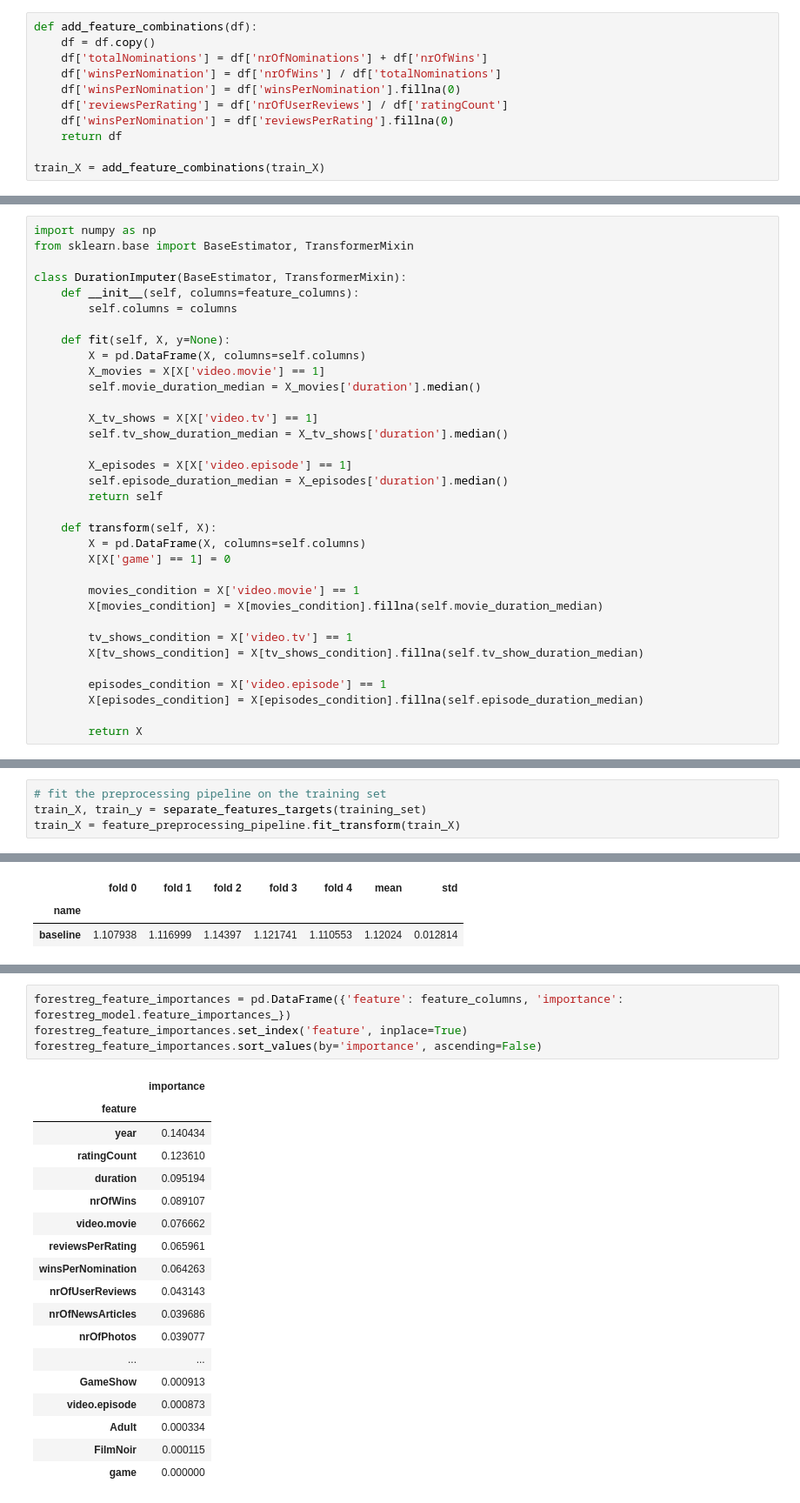
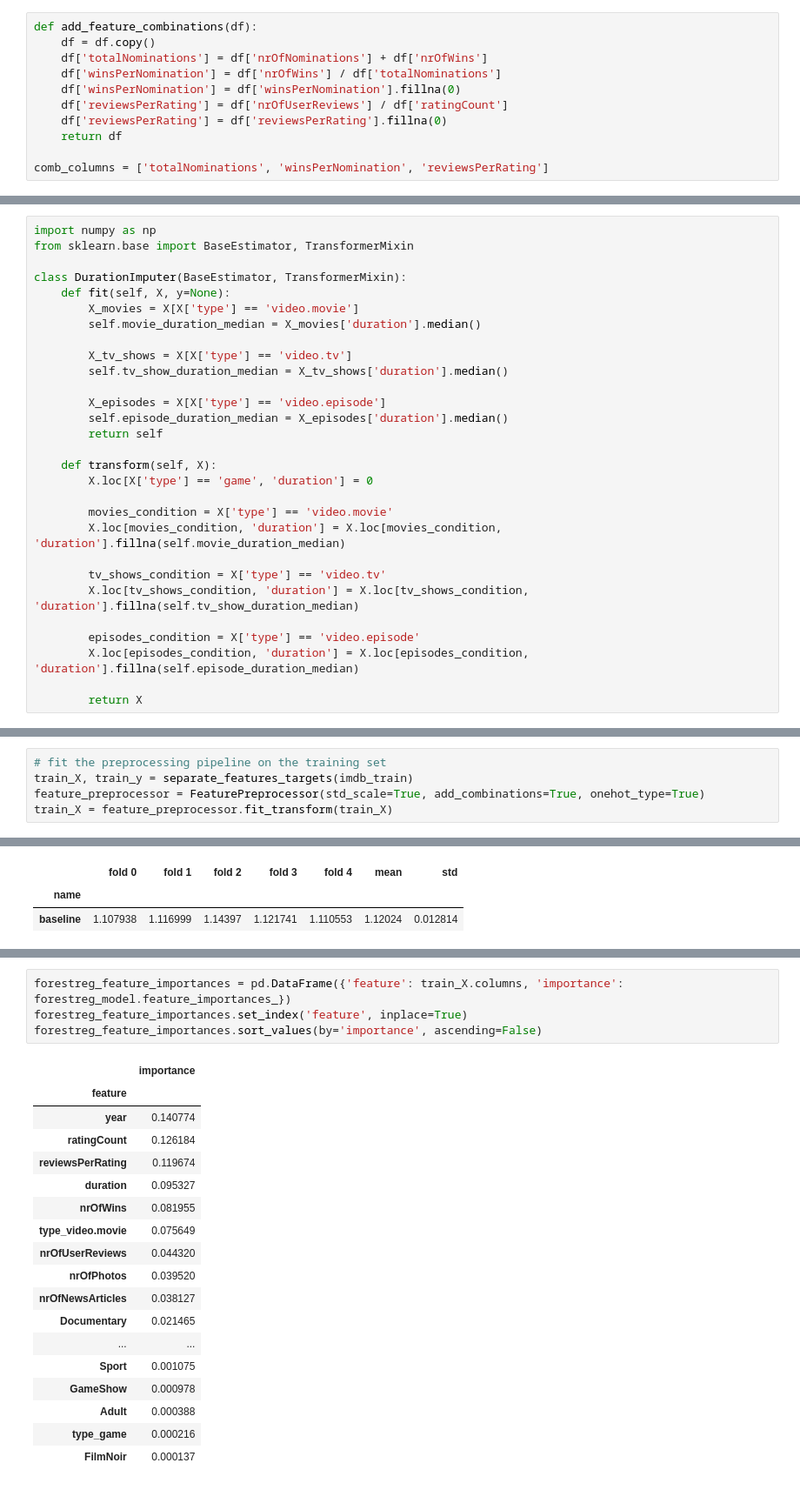
Before and after one commit to MoazAshraf/predicting-imdb-ratings, a Jupyter notebook: predicting_imdb_ratings.ipynb, the cells around one changed output, grey strips where cells are left out. Shown at 87% size. Cells and saved outputs as stored; diff of their text form.

Commit message:
Created customizable feature preprocessing pipeline

```diff
--- a/predicting_imdb_ratings.ipynb
+++ b/predicting_imdb_ratings.ipynb
@@ -427,7 +412,7 @@ def add_feature_combinations(df):
     df['winsPerNomination'] = df['nrOfWins'] / df['totalNominations']
     df['winsPerNomination'] = df['winsPerNomination'].fillna(0)
     df['reviewsPerRating'] = df['nrOfUserReviews'] / df['ratingCount']
-    df['winsPerNomination'] = df['reviewsPerRating'].fillna(0)
+    df['reviewsPerRating'] = df['reviewsPerRating'].fillna(0)
     return df
 
-train_X = add_feature_combinations(train_X)
+comb_columns = ['totalNominations', 'winsPerNomination', 'reviewsPerRating']
@@ -444,32 +421,27 @@ import numpy as np
 from sklearn.base import BaseEstimator, TransformerMixin
 
 class DurationImputer(BaseEstimator, TransformerMixin):
-    def __init__(self, columns=feature_columns):
-        self.columns = columns
-
     def fit(self, X, y=None):
-        X = pd.DataFrame(X, columns=self.columns)
-        X_movies = X[X['video.movie'] == 1]
+        X_movies = X[X['type'] == 'video.movie']
         self.movie_duration_median = X_movies['duration'].median()
 
-        X_tv_shows = X[X['video.tv'] == 1]
+        X_tv_shows = X[X['type'] == 'video.tv']
         self.tv_show_duration_median = X_tv_shows['duration'].median()
 
-        X_episodes = X[X['video.episode'] == 1]
+        X_episodes = X[X['type'] == 'video.episode']
         self.episode_duration_median = X_episodes['duration'].median()
         return self
 
     def transform(self, X):
-        X = pd.DataFrame(X, columns=self.columns)
-        X[X['game'] == 1] = 0
+        X.loc[X['type'] == 'game', 'duration'] = 0
 
-        movies_condition = X['video.movie'] == 1
-        X[movies_condition] = X[movies_condition].fillna(self.movie_duration_median)
+        movies_condition = X['type'] == 'video.movie'
+        X.loc[movies_condition, 'duration'] = X.loc[movies_condition, 'duration'].fillna(self.movie_duration_median)
 
-        tv_shows_condition = X['video.tv'] == 1
-        X[tv_shows_condition] = X[tv_shows_condition].fillna(self.tv_show_duration_median)
+        tv_shows_condition = X['type'] == 'video.tv'
+        X.loc[tv_shows_condition, 'duration'] = X.loc[tv_shows_condition, 'duration'].fillna(self.tv_show_duration_median)
 
-        episodes_condition = X['video.episode'] == 1
-        X[episodes_condition] = X[episodes_condition].fillna(self.episode_duration_median)
+        episodes_condition = X['type'] == 'video.episode'
+        X.loc[episodes_condition, 'duration'] = X.loc[episodes_condition, 'duration'].fillna(self.episode_duration_median)
 
         return X
@@ -529,7 +577,8 @@ feature_columns = std_scale_columns + binary_columns
 # %%
 # fit the preprocessing pipeline on the training set
-train_X, train_y = separate_features_targets(training_set)
-train_X = feature_preprocessing_pipeline.fit_transform(train_X)
+train_X, train_y = separate_features_targets(imdb_train)
+feature_preprocessor = FeaturePreprocessor(std_scale=True, add_combinations=True, onehot_type=True)
+train_X = feature_preprocessor.fit_transform(train_X)
 # %% [markdown]
 ##Shortlist Promising Models
 # %% [markdown]
@@ -653,23 +710,23 @@ forestreg_model.fit(train_X, train_y)
 # %%
-forestreg_feature_importances = pd.DataFrame({'feature': feature_columns, 'importance': forestreg_model.feature_importances_})
+forestreg_feature_importances = pd.DataFrame({'feature': train_X.columns, 'importance': forestreg_model.feature_importances_})
 forestreg_feature_importances.set_index('feature', inplace=True)
 forestreg_feature_importances.sort_values(by='importance', ascending=False)
 # %% [output]
 |  | importance |
 | feature |  |
-| year | 0.140434 |
-| ratingCount | 0.123610 |
-| duration | 0.095194 |
-| nrOfWins | 0.089107 |
-| video.movie | 0.076662 |
-| reviewsPerRating | 0.065961 |
-| winsPerNomination | 0.064263 |
-| nrOfUserReviews | 0.043143 |
-| nrOfNewsArticles | 0.039686 |
-| nrOfPhotos | 0.039077 |
+| year | 0.140774 |
+| ratingCount | 0.126184 |
+| reviewsPerRating | 0.119674 |
+| duration | 0.095327 |
+| nrOfWins | 0.081955 |
+| type_video.movie | 0.075649 |
+| nrOfUserReviews | 0.044320 |
+| nrOfPhotos | 0.039520 |
+| nrOfNewsArticles | 0.038127 |
+| Documentary | 0.021465 |
 | ... | ... |
-| GameShow | 0.000913 |
-| video.episode | 0.000873 |
-| Adult | 0.000334 |
-| FilmNoir | 0.000115 |
-| game | 0.000000 |
+| Sport | 0.001075 |
+| GameShow | 0.000978 |
+| Adult | 0.000388 |
+| type_game | 0.000216 |
+| FilmNoir | 0.000137 |
```
Also changed, not shown: parts of 16 cells of this notebook.
